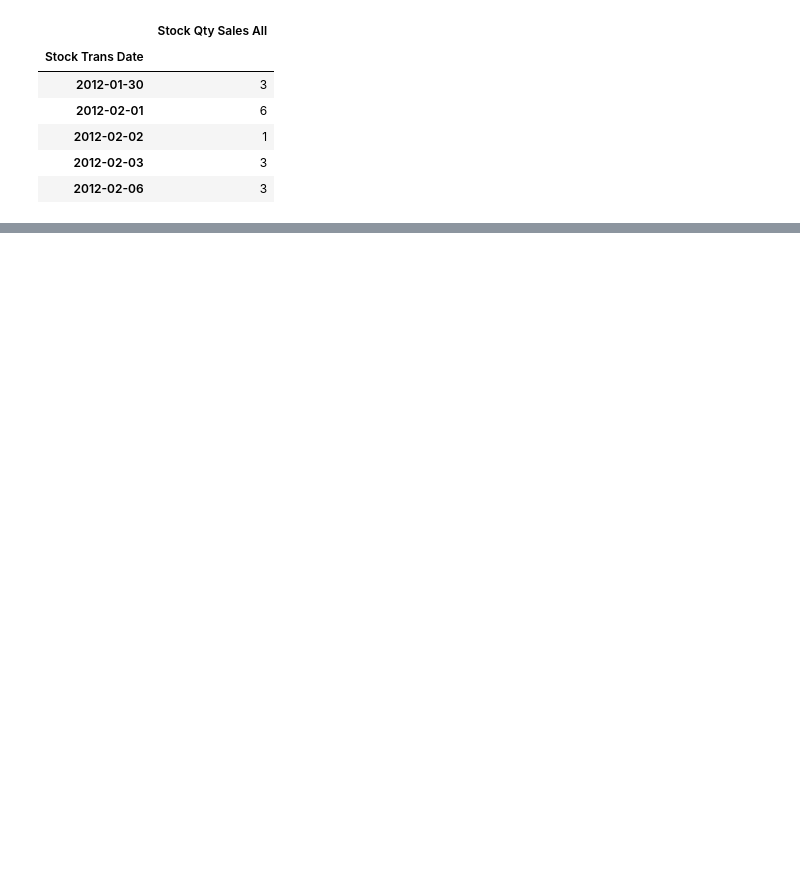
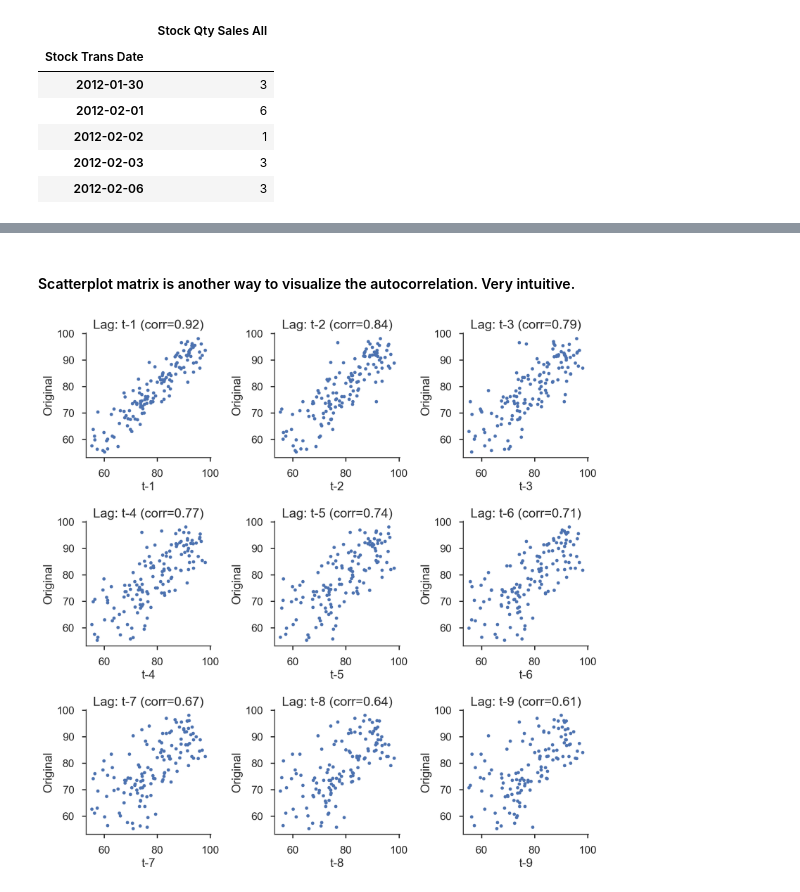
Before and after one commit to OranginaGaoZhao/Time-Series-Forecasting, a Jupyter notebook: Section_2_Exploratory_Time_Series_Data_Analysis.ipynb, the cells around one changed output, grey strips where cells are left out. Drawn from its saved outputs; the diff is of its cells as text; code cells hidden in the pictures; blank space fills up the shorter version.

```diff
--- a/Section_2_Exploratory_Time_Series_Data_Analysis.ipynb
+++ b/Section_2_Exploratory_Time_Series_Data_Analysis.ipynb
@@ -202,0 +178,25 @@ Name: Stock Qty Sales All, Length: 330, dtype: int64
+# %% [markdown]
+#### Scatterplot matrix is another way to visualize the autocorrelation. Very intuitive.
+# %%
+lags = 9
+ncols = 3
+nrows = int(np.ceil(lags/ncols))
+
+fig, axes = plt.subplots(ncols=ncols, nrows=nrows, figsize=(4*ncols, 4*nrows))
+
+for ax, lag in zip(axes.flat, np.arange(1, lags+1, 1)):
+
+    lag_str = 't-{}'.format(lag)
+    X = (pd.concat([sentiment_short, sentiment_short.shift(-lag)], axis=1,
+                   keys=['y'] + [lag_str]).dropna())
+
+    X.plot(ax=ax, kind='scatter', y='y', x=lag_str);
+    corr = X.corr().as_matrix()[0][1]
+    ax.set_ylabel('Original')
+    ax.set_title('Lag: {} (corr={:.2f})'.format(lag_str, corr));
+    ax.set_aspect('equal');
+    sns.despine();
+
+fig.tight_layout()
+# %% [output]
+[figure, added]
```
Also changed, not shown: parts of 8 cells of this notebook.
